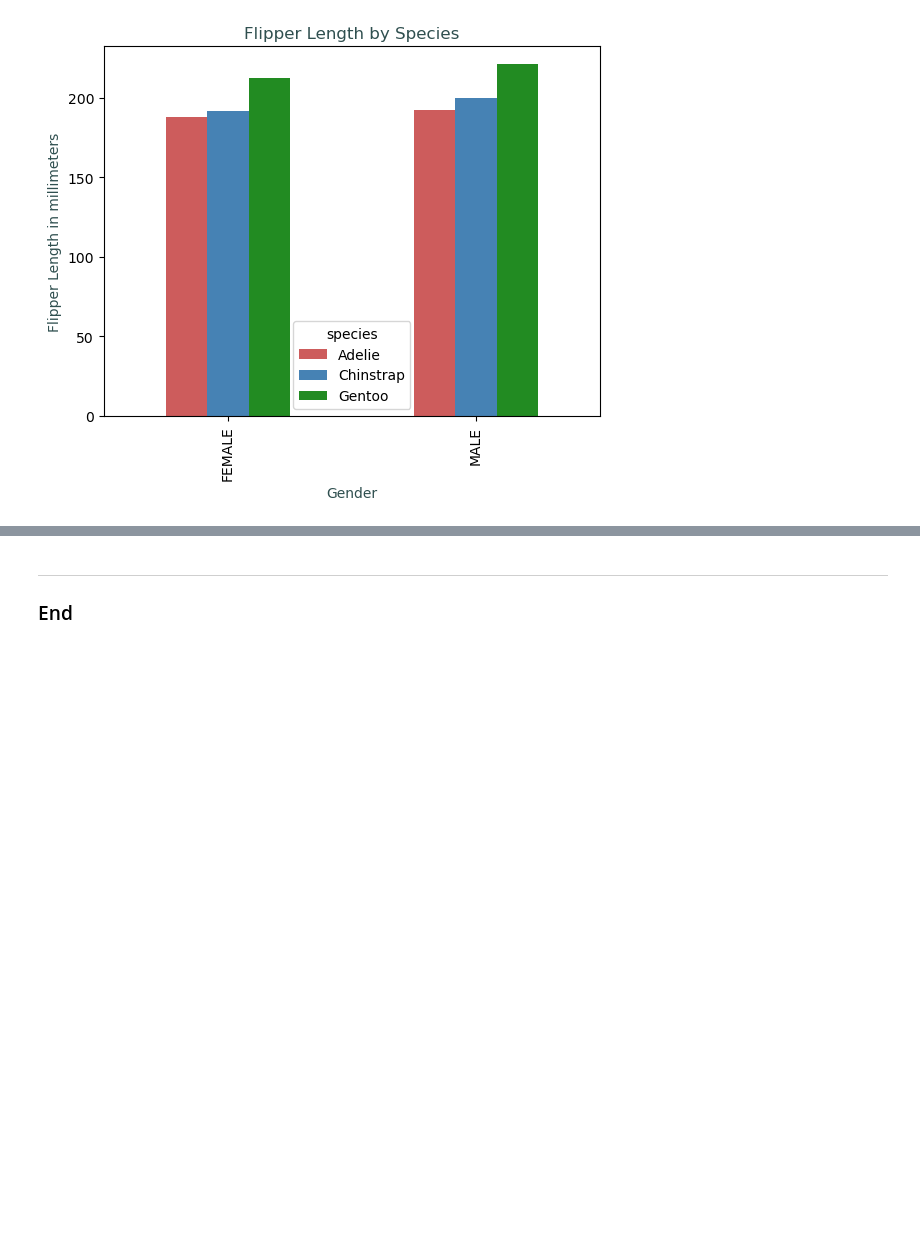
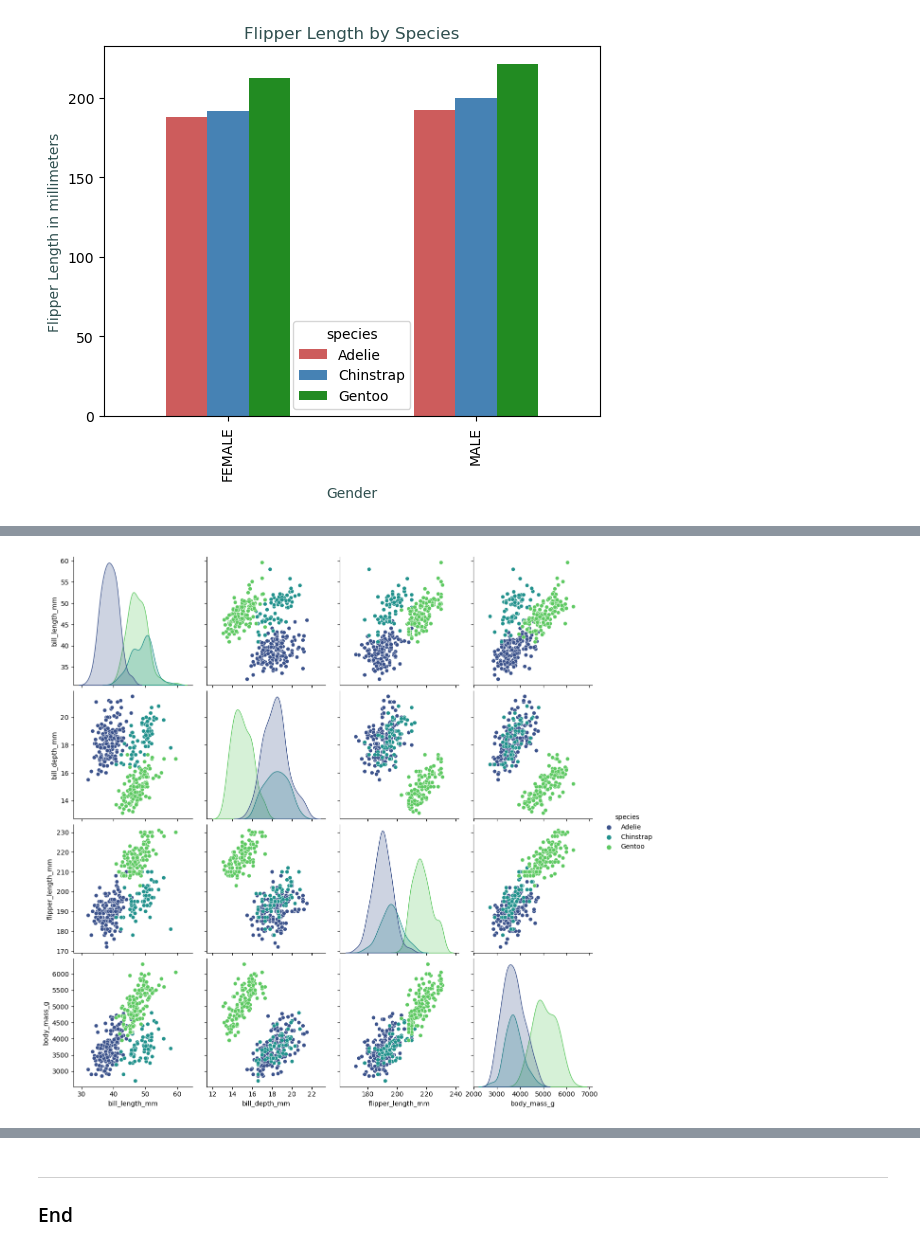
Before and after one commit to UWASIKLK/pda---mywork, a Jupyter notebook: penguins-project.ipynb, the cells around one changed output, grey strips where cells are left out. Saved outputs shown, nothing was run; the diff lists cells and outputs as text; code cells hidden in the pictures; blank space fills up the shorter version.

```diff
--- a/penguins-project.ipynb
+++ b/penguins-project.ipynb
@@ -463,0 +467,6 @@ plt.show()
+# %%
+# Below is a pair plot of each variables from dataset and show the realations in between them.
+sns.pairplot(penguins, hue='species', height=3, palette='viridis')
+plt.show()
+# %% [output]
+[figure, added]
```
Also changed, not shown: parts of 4 cells of this notebook.
